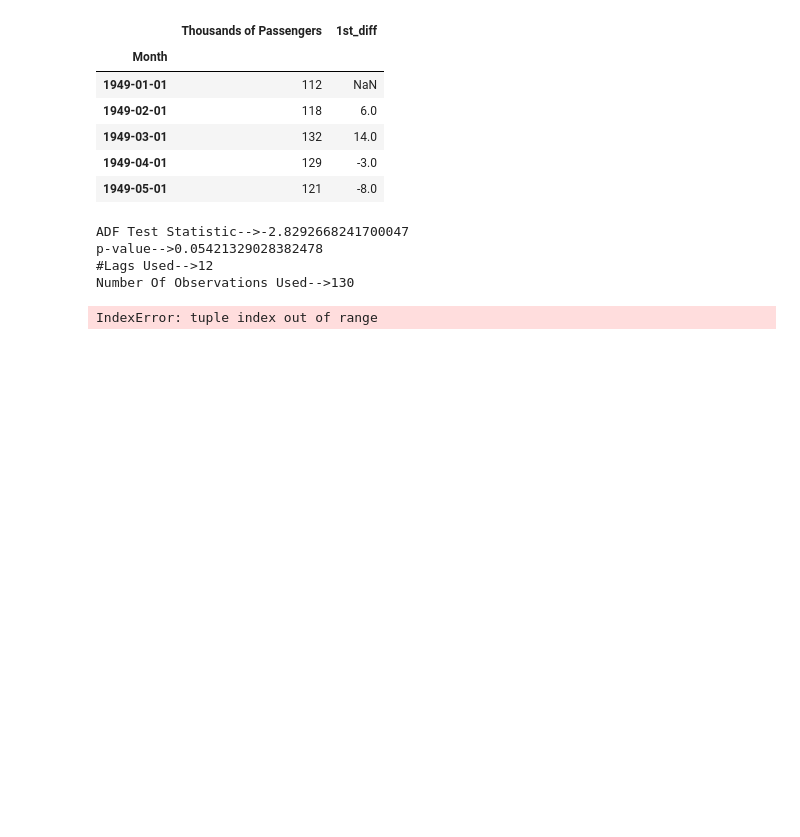
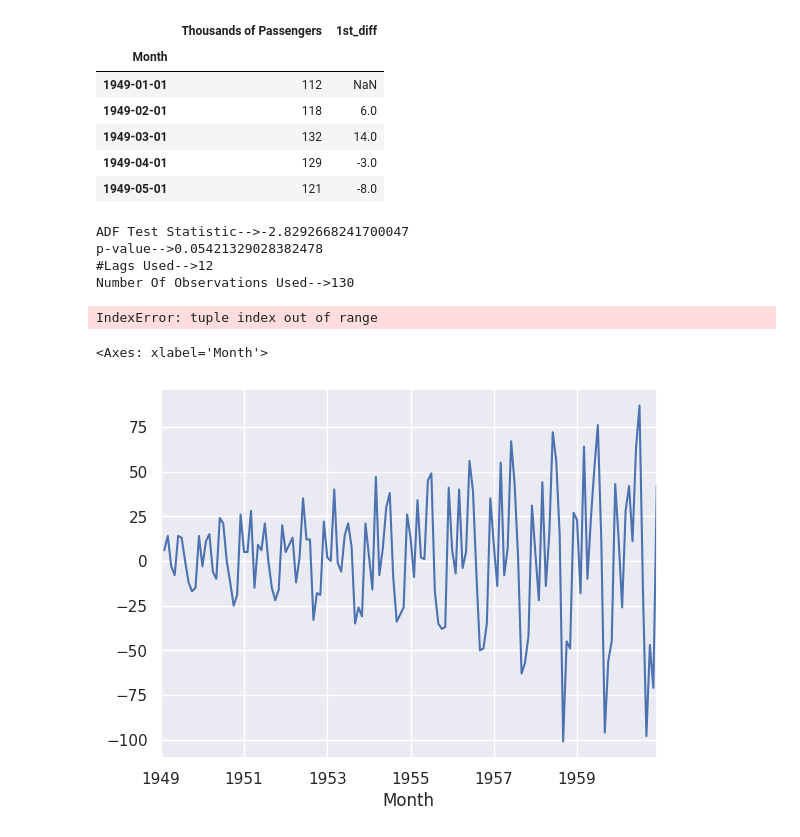
Before and after one commit to KOWSALYAAARU/test_app, a Jupyter notebook: time_series_forecasting_casestudy_1.ipynb, the cells around one changed output. Saved outputs shown, nothing was run; the diff lists cells and outputs as text; code cells hidden in the pictures; blank space fills up the shorter version.

```diff
--- a/time_series_forecasting_casestudy_1.ipynb
+++ b/time_series_forecasting_casestudy_1.ipynb
@@ -195,3 +191,8 @@ p-value-->0.05421329028382478
 #Lags Used-->12
 Number Of Observations Used-->130
 IndexError: tuple index out of range
+# %%
+dataset['1st_diff'].plot()
+# %% [output]
+<Axes: xlabel='Month'>
+[figure, added]
```
Also changed, not shown: parts of 12 cells of this notebook.
